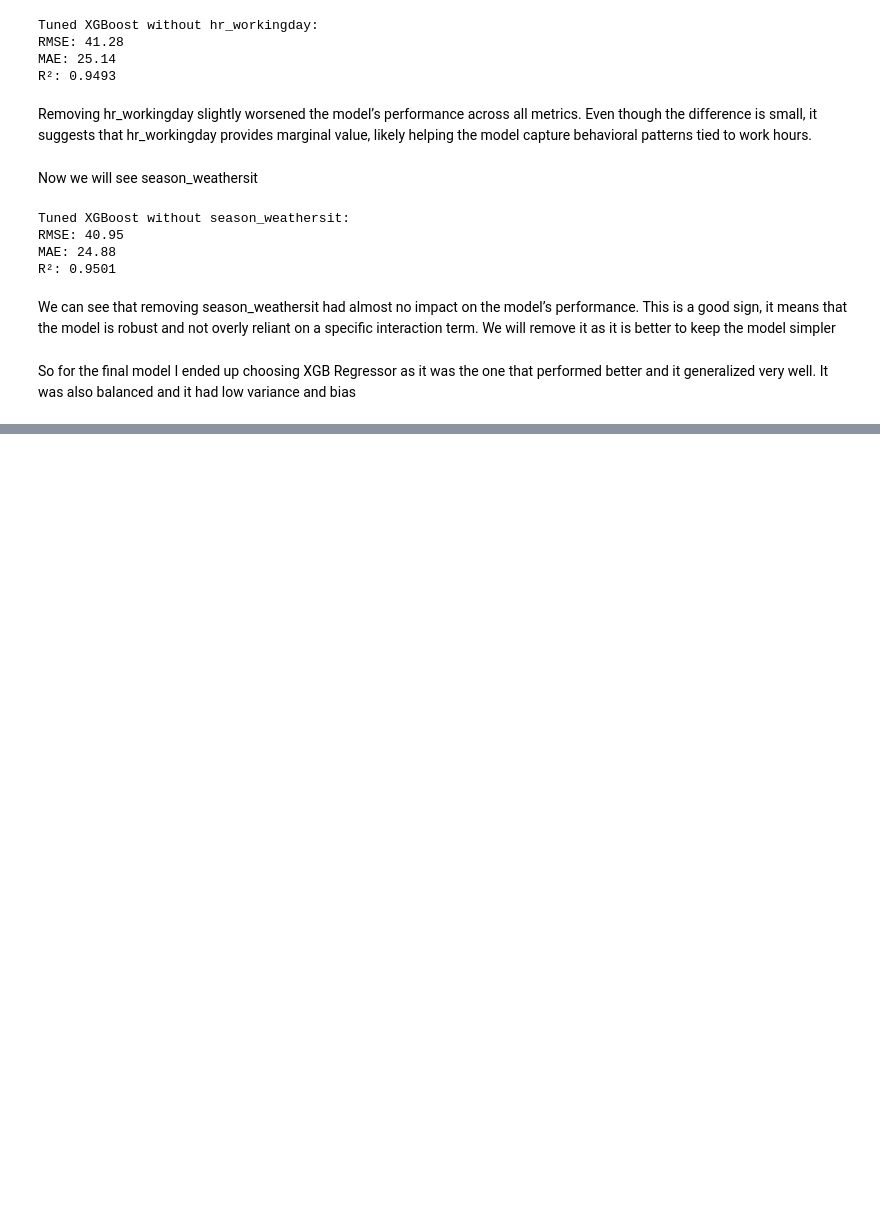
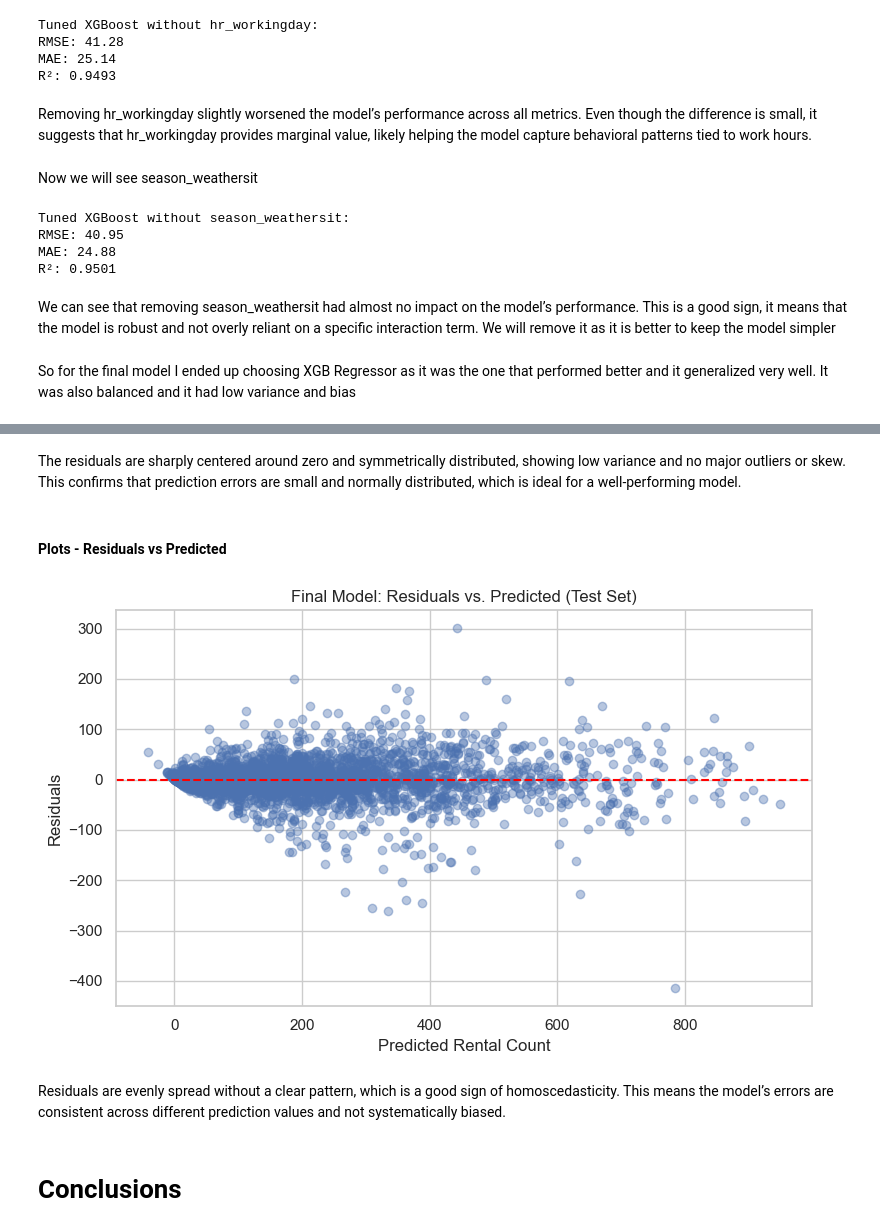
Before and after one commit to sofiagzzloz/ML-fundamentals-2025, a Jupyter notebook: assignmentII/assignment_2_sofia_gonzalez.ipynb, the cells around one changed output, grey strips where cells are left out. Drawn from its saved outputs; the diff is of its cells as text; code cells hidden in the pictures; blank space fills up the shorter version.

```diff
--- a/assignmentII/assignment_2_sofia_gonzalez.ipynb
+++ b/assignmentII/assignment_2_sofia_gonzalez.ipynb
@@ -1133,0 +1237,20 @@ So for the final model I ended up choosing XGB Regressor as it was the one that
+# %% [markdown]
+The residuals are sharply centered around zero and symmetrically distributed, showing low variance and no major outliers or skew. This confirms that prediction errors are small and normally distributed, which is ideal for a well-performing model.
+# %% [markdown]
+#### Plots - Residuals vs Predicted
+# %%
+plt.figure(figsize=(8, 5))
+plt.scatter(y_test_pred, residuals_test, alpha=0.4)
+plt.axhline(0, color='red', linestyle='--')
+plt.title("Final Model: Residuals vs. Predicted (Test Set)")
+plt.xlabel("Predicted Rental Count")
+plt.ylabel("Residuals")
+plt.grid(True)
+plt.tight_layout()
+plt.show()
+# %% [output]
+[figure, added]
+# %% [markdown]
+Residuals are evenly spread without a clear pattern, which is a good sign of homoscedasticity. This means the model’s errors are consistent across different prediction values and not systematically biased.
+# %% [markdown]
+# Conclusions
```
Also changed, not shown: parts of 13 cells of this notebook.
